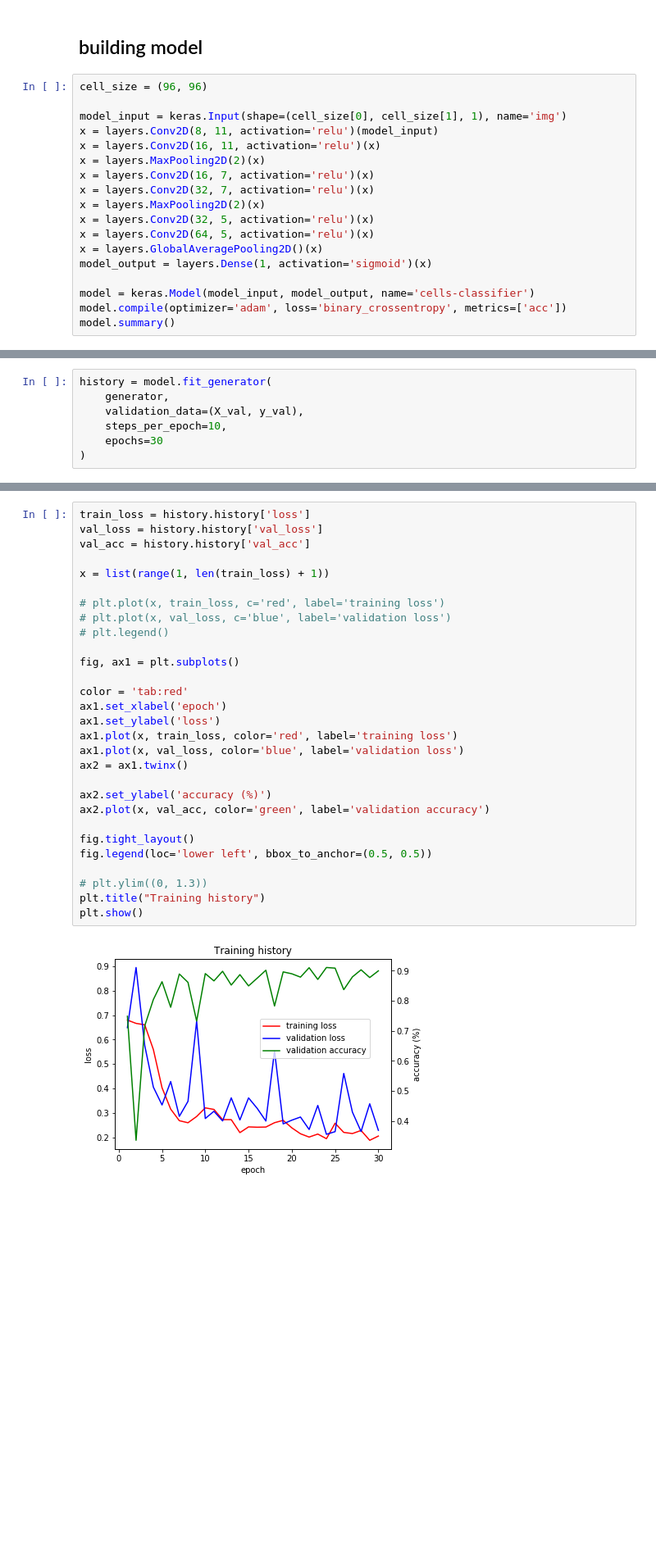
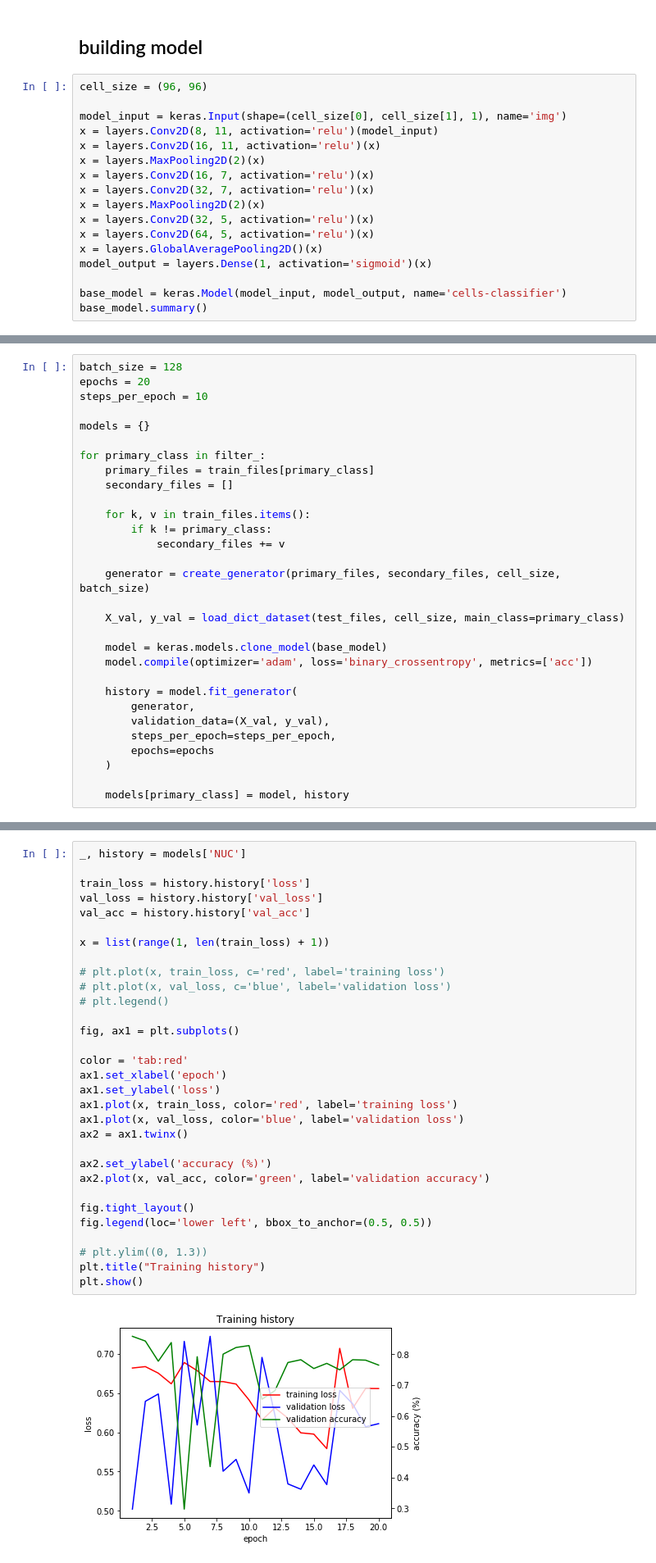
Before and after one commit to mszpyrka/AGH-AntinuclearAntibodiesClassification, a Jupyter notebook: one-vs-all.ipynb, the cells around one changed output, grey strips where cells are left out. Shown at 82% size. Drawn from its saved outputs; the diff is of its cells as text; blank space fills up the shorter version.

Commit message:
add classifier notebook

```diff
--- a/one-vs-all.ipynb
+++ b/one-vs-all.ipynb
@@ -213,9 +215,8 @@ x = layers.Conv2D(64, 5, activation='relu')(x)
 x = layers.GlobalAveragePooling2D()(x)
 model_output = layers.Dense(1, activation='sigmoid')(x)
 
-model = keras.Model(model_input, model_output, name='cells-classifier')
-model.compile(optimizer='adam', loss='binary_crossentropy', metrics=['acc'])
-model.summary()
+base_model = keras.Model(model_input, model_output, name='cells-classifier')
+base_model.summary()
 # %% [output]
 Model: "cells-classifier"
 _________________________________________________________________
@@ -257,7 +237,0 @@ ACA 1
-# %%
-history = model.fit_generator(
-    generator,
-    validation_data=(X_val, y_val),
-    steps_per_epoch=10,
-    epochs=30
-)
@@ -281,0 +240,30 @@ Epoch 30/30
+# %%
+batch_size = 128
+epochs = 20
+steps_per_epoch = 10
+
+models = {}
+
+for primary_class in filter_:
+    primary_files = train_files[primary_class]
+    secondary_files = []
+
+    for k, v in train_files.items():
+        if k != primary_class:
+            secondary_files += v
+
+    generator = create_generator(primary_files, secondary_files, cell_size, batch_size)
+
+    X_val, y_val = load_dict_dataset(test_files, cell_size, main_class=primary_class)
+
+    model = keras.models.clone_model(base_model)
+    model.compile(optimizer='adam', loss='binary_crossentropy', metrics=['acc'])
+
+    history = model.fit_generator(
+        generator,
+        validation_data=(X_val, y_val),
+        steps_per_epoch=steps_per_epoch,
+        epochs=epochs
+    )
+
+    models[primary_class] = model, history
@@ -282,31 +288,33 @@ Epoch 30/30
 # %%
+_, history = models['NUC']
+
 train_loss = history.history['loss']
 val_loss = history.history['val_loss']
 val_acc = history.history['val_acc']
 
 x = list(range(1, len(train_loss) + 1))
 
 # plt.plot(x, train_loss, c='red', label='training loss')
 # plt.plot(x, val_loss, c='blue', label='validation loss')
 # plt.legend()
 
 fig, ax1 = plt.subplots()
 
 color = 'tab:red'
 ax1.set_xlabel('epoch')
 ax1.set_ylabel('loss')
 ax1.plot(x, train_loss, color='red', label='training loss')
 ax1.plot(x, val_loss, color='blue', label='validation loss')
 ax2 = ax1.twinx()
 
 ax2.set_ylabel('accuracy (%)')
 ax2.plot(x, val_acc, color='green', label='validation accuracy')
 
 fig.tight_layout()
 fig.legend(loc='lower left', bbox_to_anchor=(0.5, 0.5))
 
 # plt.ylim((0, 1.3))
 plt.title("Training history")
 plt.show()
 # %% [output]
-[figure, old version]
+[figure, new version]
```
Also changed, not shown: parts of 7 cells of this notebook, 1 other file.
